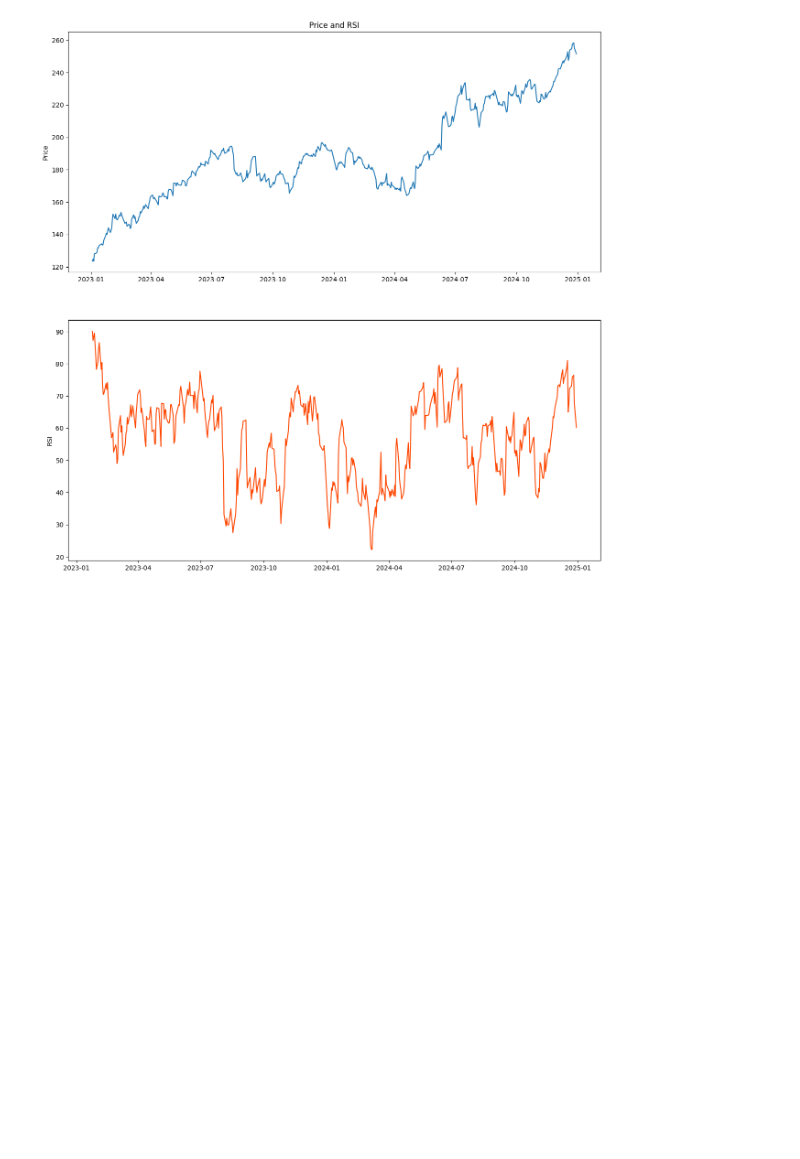
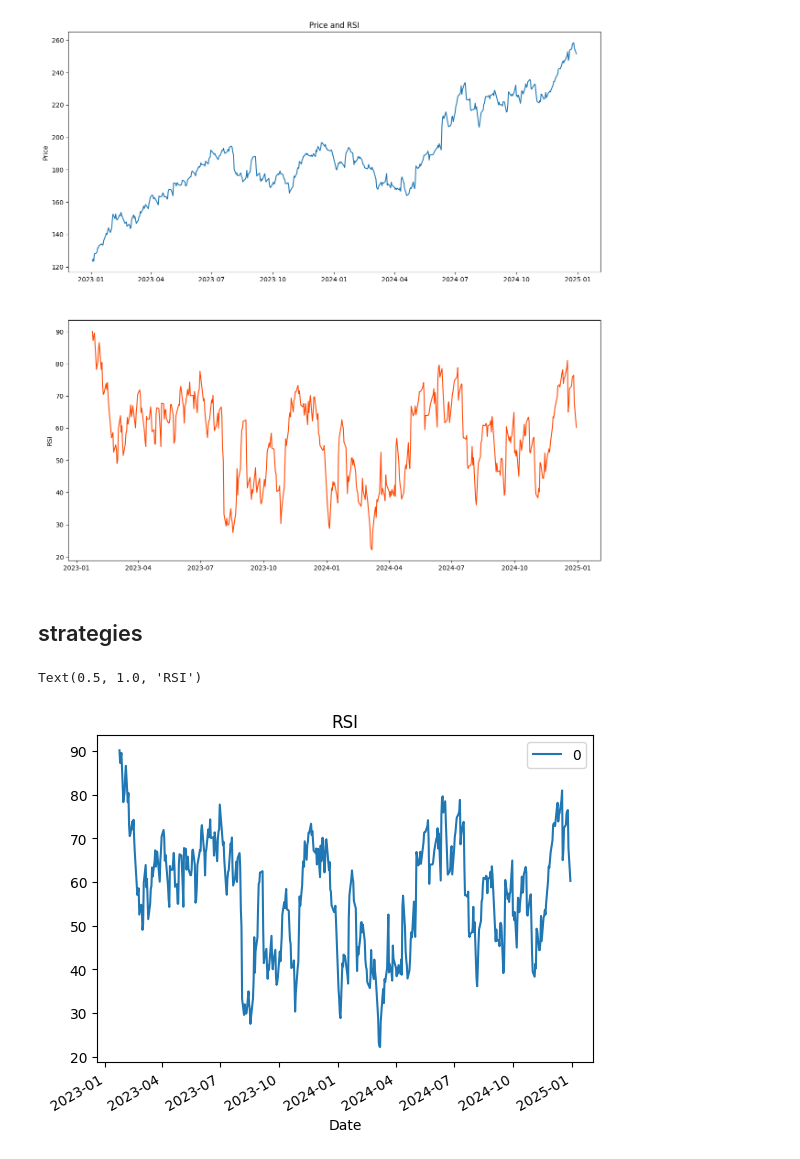
Before and after one commit to Mayahm04/Financial_Trading, a Jupyter notebook: project.ipynb, the cells around one changed output. Saved outputs shown, nothing was run; the diff lists cells and outputs as text; code cells hidden in the pictures; blank space fills up the shorter version.

```diff
--- a/project.ipynb
+++ b/project.ipynb
@@ -102,4 +104,6 @@ ax1.set_title('Price and RSI')
 plt.show()
 # %% [output]
 [figure]
+# %% [markdown]
+## strategies
 # %%
@@ -107,2 +112,20 @@ data_clean = data.dropna()
 prices = data_clean[['Close']].copy()
 prices.columns = ['AAPL']
+# %%
+stock_rsi = talib.RSI(data['Close']).to_frame()#important to frame
+# %%
+signal = stock_rsi.copy()
+signal[stock_rsi.isnull()] = 0
+# %%
+# Construct the signal
+signal[stock_rsi > 30] = -1
+signal[stock_rsi < 70] = 1
+signal[(stock_rsi <= 70) & (stock_rsi >= 30)] = 0
+
+# Plot the RSI
+stock_rsi.plot()
+plt.title('RSI')
+#plt.savefig("rsi.jpg")
+# %% [output]
+Text(0.5, 1.0, 'RSI')
+[figure, added]
```
Also changed, not shown: parts of 13 cells of this notebook.
